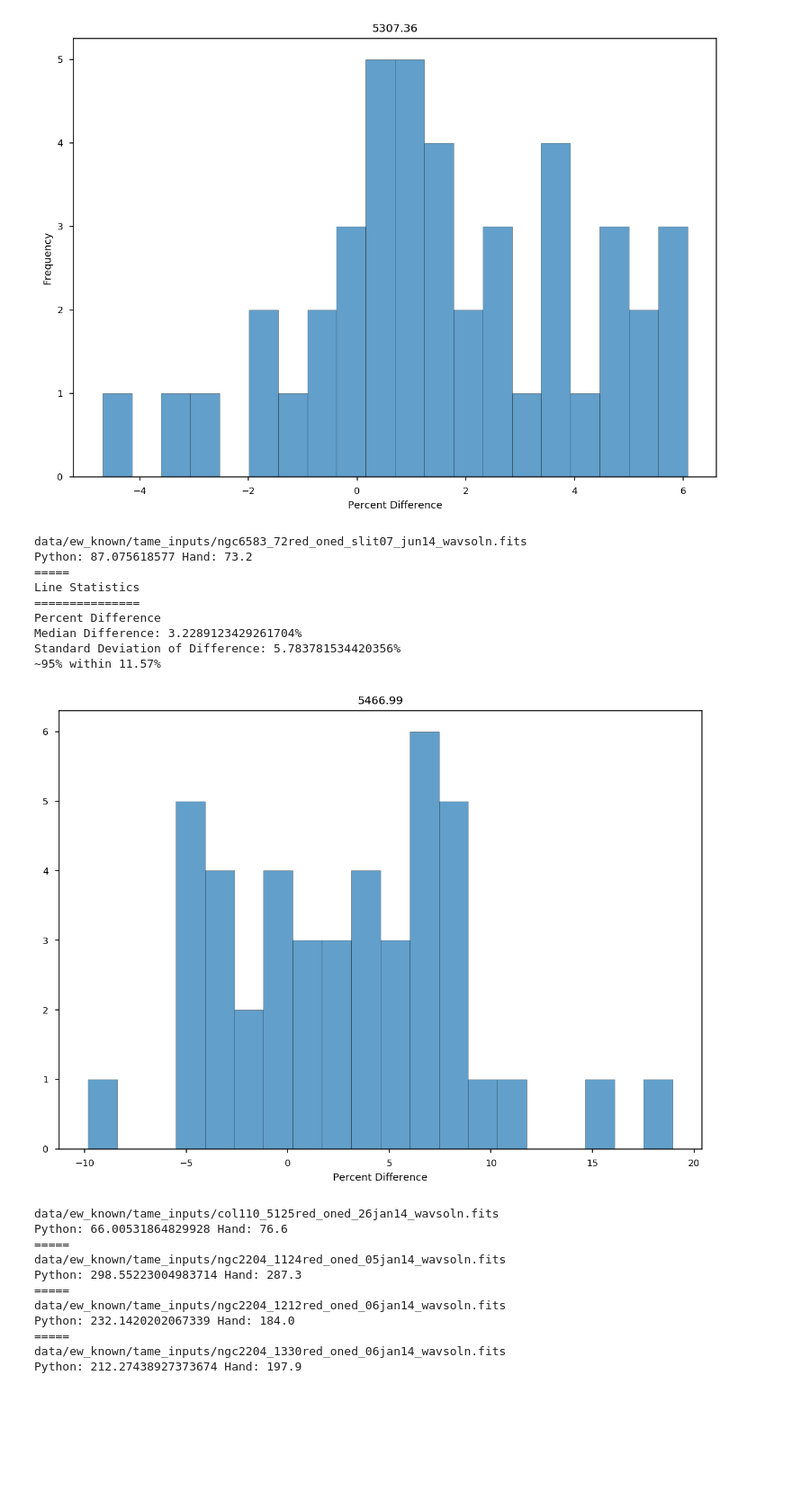
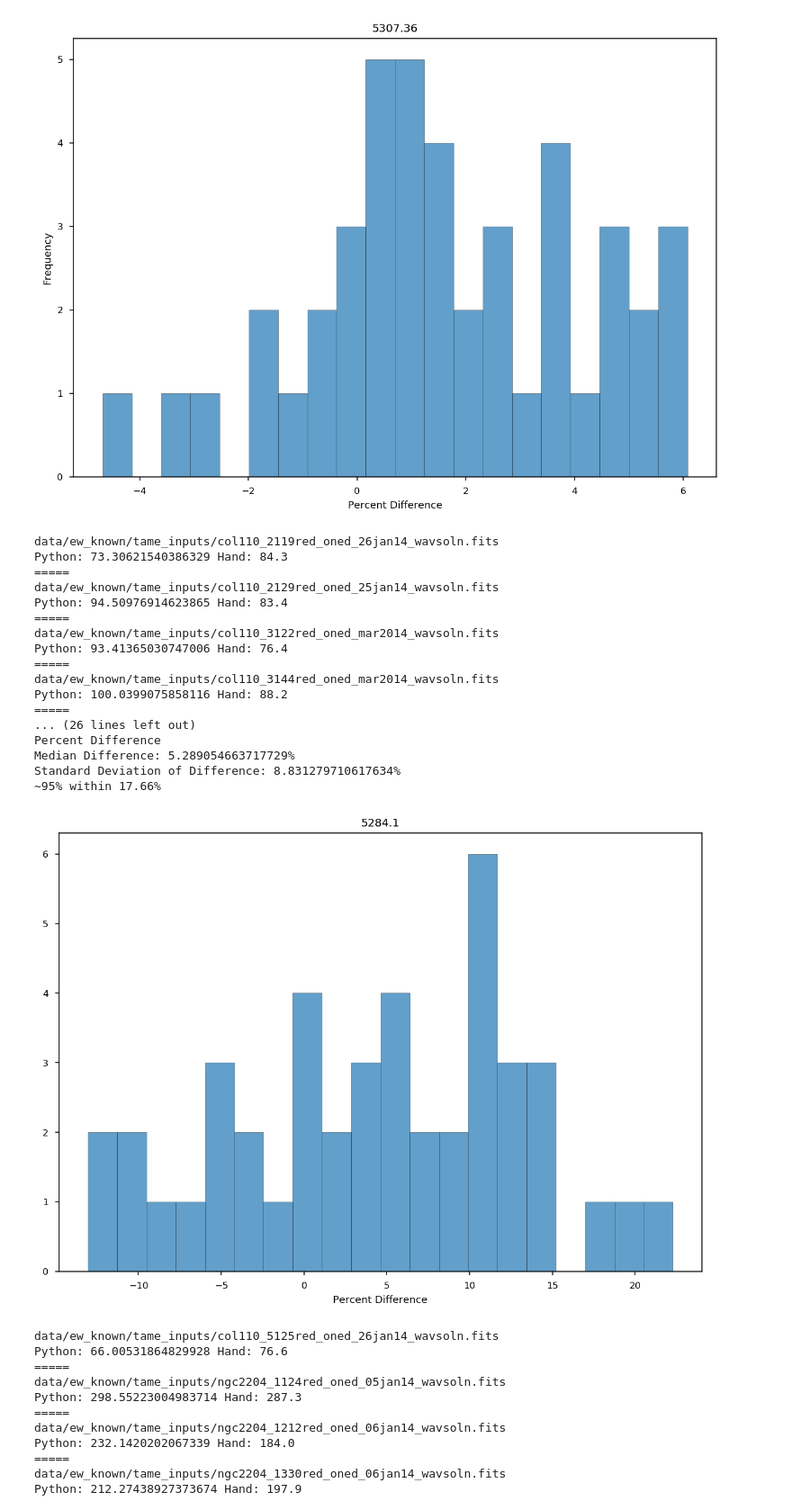
Before and after one commit to jkcarlberg/redgiant_planethosts, a Jupyter notebook: auto_eqw.ipynb, the cells around one changed output. Shown at 90% size. Cells and saved outputs as stored; diff of their text form; code cells hidden in the pictures; blank space fills up the shorter version.

Commit message:
further line optimization

```diff
--- a/auto_eqw.ipynb
+++ b/auto_eqw.ipynb
@@ -184,7 +184,7 @@ Standard Deviation of Difference: 2.525593324758902%
 ~95% within 5.05%
 [figure]
 # %%
-line = 5466.99 #5307.36
+line = 5284.1 #5307.36
 width = 10 #Distance from the line on both sides to sample the local continuum from
 percent_difference = True
 
@@ -205,8 +205,8 @@ for row in disp_df.iterrows():
     # Grab the flux and wavelength arrays from the spectrum
     s_data = s_hdu[1].data
     s_flux = s_data['FLUX']
-    smoothed_flux = convolve(s_flux, Box1DKernel(5)) # Smooth the flux for more reliable continuum fitting
-    s_flux = smoothed_flux
+    #smoothed_flux = convolve(s_flux, Box1DKernel(5)) # Smooth the flux for more reliable continuum fitting
+    #s_flux = smoothed_flux
     s_wav = s_data['WAVEL']
 
     # Specify up a specific line to measure the EQW for, and specify the wavelength range to sample for the local continuum
@@ -228,51 +228,59 @@ for row in disp_df.iterrows():
 
     #Fit a gaussian to the line, this may be too simplistic for blended lines
     with suppress_stdout(): #Suppress some annoying info messages that don't translate well to automation
-        sp.specfit(fittype='gaussian', guesses = [-0.4, line, 0.15], exclude= [0,line-0.2, line+0.2, line+5000])
+        sp.specfit(fittype='gaussian', guesses = [-0.3, line, 0.15, -0.7, line-0.3, 0.15, -0.3, line+0.2, 0.15], exclude= [0,line-1, line+0.4, line+5000])
 
     #Measure the Equivalent Width of the gaussian line fit against the normalized baseline
-    EQW = sp.specfit.EQW(plot=False, continuum_as_baseline=True, xmin=0,xmax=len(norm))
-    EQW = EQW*1000 #mA
+    EQW = sp.specfit.EQW(plot=False, continuum_as_baseline=True, xmin=0,xmax=len(norm), components=True)
+    EQW = EQW[0]*1000 #mA
     #print("EQW:", EQW*1000*u.mA)
     #print(abs(EQW-byhand_eqw), byhand_eqw)
     if abs(EQW - byhand_eqw) > 10:
         print (spec_file)
         print("Python: "+str(EQW), "Hand: "+str(byhand_eqw))
         print("=====")
     if percent_difference:
         diff.append(((EQW-byhand_eqw)/byhand_eqw) * 100) #Percent Difference
     else:
         diff.append(EQW-byhand_eqw) #mA Difference
 fig = plt.figure(figsize=(10,7), dpi = 150)
 plt.hist(diff,histtype='bar',ec='black',alpha=0.7,color = plt.cm.tab20(0),bins=20)
 plt.title(line)
 if percent_difference:
     plt.xlabel("Percent Difference")
 else:
         plt.xlabel("mA Difference")
 plt.title(line)
 print("Line Statistics")
 print("===============")
 if percent_difference:
     print("Percent Difference")
     symbol = "%"
 else:
     print("mA Difference")
     symbol = " mA"
 print("Median Difference: {}{}".format(np.median(diff),symbol))
 print("Standard Deviation of Difference: {}{}".format(np.std(diff), symbol))
 print("~95% within {}{}".format(np.round(2*np.std(diff), 2), symbol))
 # %% [output]
-data/ew_known/tame_inputs/ngc6583_72red_oned_slit07_jun14_wavsoln.fits
-Python: 87.075618577 Hand: 73.2
+data/ew_known/tame_inputs/col110_2119red_oned_26jan14_wavsoln.fits
+Python: 73.30621540386329 Hand: 84.3
 =====
-Line Statistics
-===============
+data/ew_known/tame_inputs/col110_2129red_oned_25jan14_wavsoln.fits
+Python: 94.50976914623865 Hand: 83.4
+=====
+data/ew_known/tame_inputs/col110_3122red_oned_mar2014_wavsoln.fits
+Python: 93.41365030747006 Hand: 76.4
+=====
+data/ew_known/tame_inputs/col110_3144red_oned_mar2014_wavsoln.fits
+Python: 100.0399075858116 Hand: 88.2
+=====
+... (26 lines left out)
 Percent Difference
-Median Difference: 3.2289123429261704%
-Standard Deviation of Difference: 5.783781534420356%
-~95% within 11.57%
+Median Difference: 5.289054663717729%
+Standard Deviation of Difference: 8.831279710617634%
+~95% within 17.66%
-[figure, old version]
+[figure, new version]
 # %%
 line = 7189.16 #5307.36
 width = 10 #Distance from the line on both sides to sample the local continuum from
```
Also changed, not shown: parts of 1 cell of this notebook, 2 other files.
